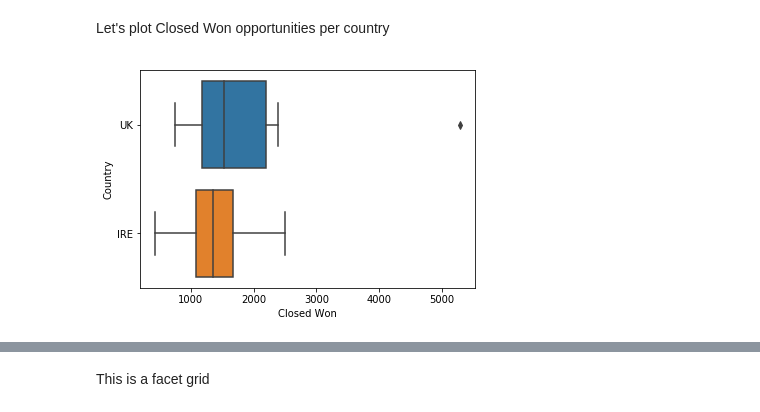
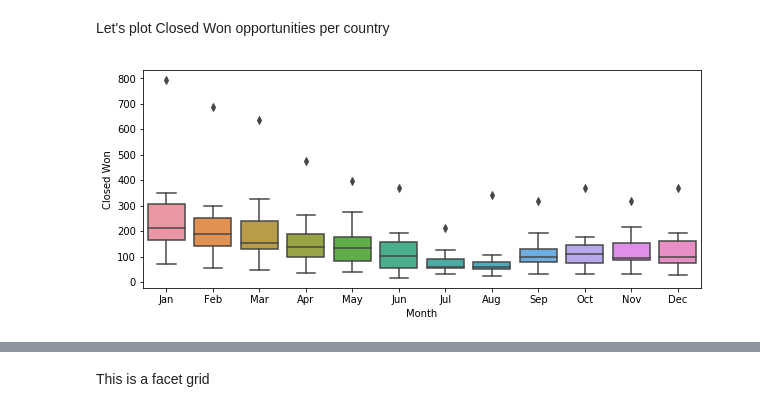
Before and after one commit to G00364690/Box-plot, a Jupyter notebook: FDA-Project.ipynb, the cells around one changed output, grey strips where cells are left out. Drawn from its saved outputs; the diff is of its cells as text; code cells hidden in the pictures.

```diff
--- a/FDA-Project.ipynb
+++ b/FDA-Project.ipynb
@@ -112,10 +115,18 @@ plt.show()
 # %% [markdown]
 Let's plot Closed Won opportunities per country
 # %%
-sns.boxplot(x="Closed Won",y="Country",data=df)
+sns.boxplot(x="Closed Won",y="Month",data=df)
 plt.show()
-# %% [output]
-[figure, removed]
+# %%
+import pandas as pd
+import seaborn as sns
+import matplotlib.pyplot as plt
+
+plt.figure(figsize=(10,4))
+sns.boxplot(x="Month",y="Closed Won",data=df)
+plt.show()
+# %% [output]
+[figure, added]
 # %%
 import pandas as pd
 import seaborn as sns
```
Also changed, not shown: parts of 10 cells of this notebook, 1 other file.
